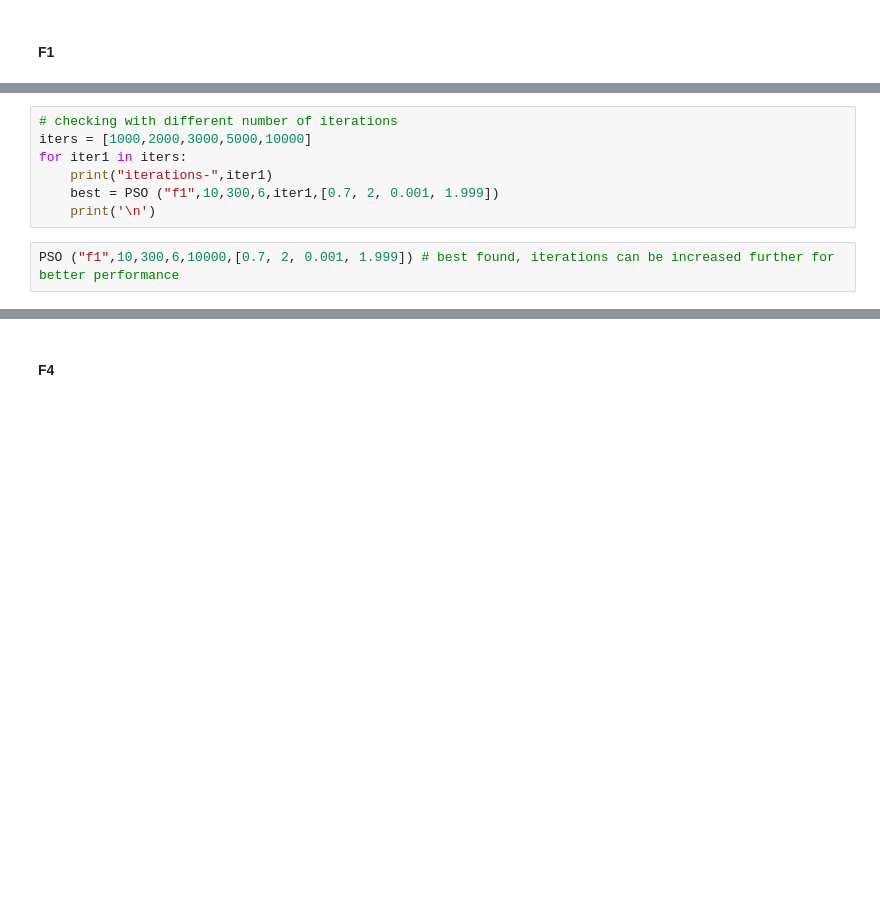
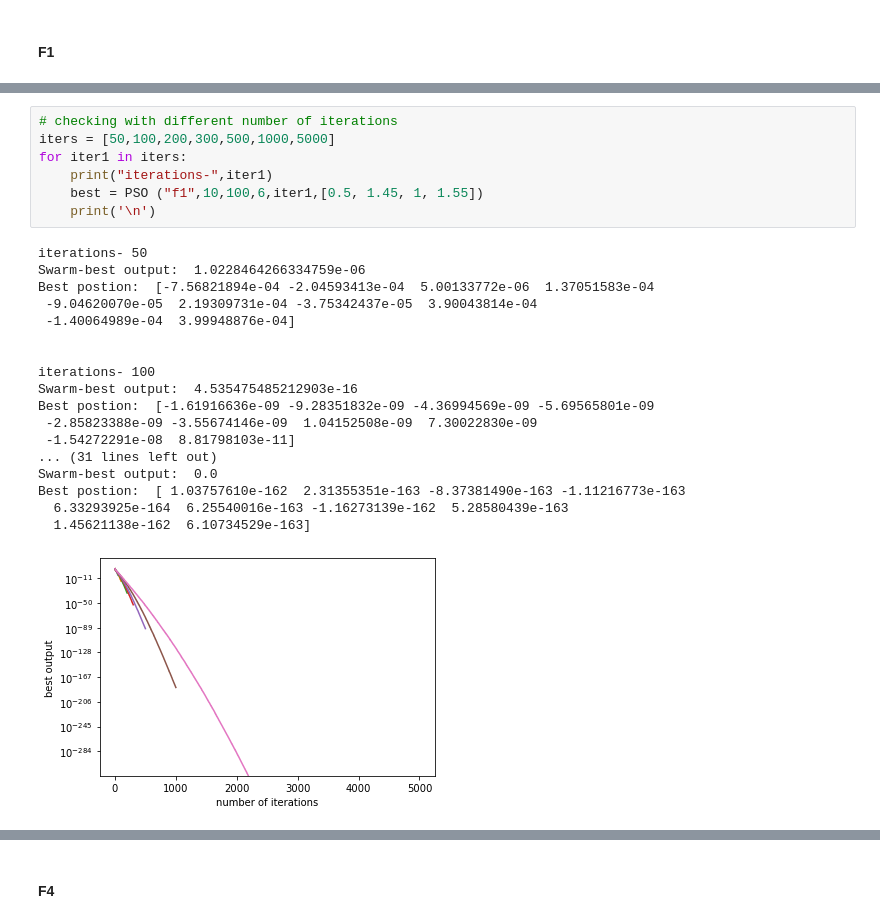
Before and after one commit to KulsoomKamilKhan/F20BC_CW2, a Jupyter notebook: PSO.ipynb, the cells around one changed output, grey strips where cells are left out. Drawn from its saved outputs; the diff is of its cells as text; blank space fills up the shorter version.

```diff
--- a/PSO.ipynb
+++ b/PSO.ipynb
@@ -343,9 +349,26 @@ for size in sizes:
 # %%
 # checking with different number of iterations
-iters = [1000,2000,3000,5000,10000]
+iters = [50,100,200,300,500,1000,5000]
 for iter1 in iters:
     print("iterations-",iter1)
-    best = PSO ("f1",10,300,6,iter1,[0.7, 2, 0.001, 1.999])
+    best = PSO ("f1",10,100,6,iter1,[0.5, 1.45, 1, 1.55])
     print('\n')
+# %% [output]
+iterations- 50
+Swarm-best output:  1.0228464266334759e-06
+Best postion:  [-7.56821894e-04 -2.04593413e-04  5.00133772e-06  1.37051583e-04
+ -9.04620070e-05  2.19309731e-04 -3.75342437e-05  3.90043814e-04
+ -1.40064989e-04  3.99948876e-04]
+
+
+iterations- 100
+Swarm-best output:  4.535475485212903e-16
+Best postion:  [-1.61916636e-09 -9.28351832e-09 -4.36994569e-09 -5.69565801e-09
+ -2.85823388e-09 -3.55674146e-09  1.04152508e-09  7.30022830e-09
+ -1.54272291e-08  8.81798103e-11]
+... (31 lines left out)
+Swarm-best output:  0.0
+Best postion:  [ 1.03757610e-162  2.31355351e-163 -8.37381490e-163 -1.11216773e-163
+  6.33293925e-164  6.25540016e-163 -1.16273139e-162  5.28580439e-163
+  1.45621138e-162  6.10734529e-163]
+[figure, added]
-# %%
-PSO ("f1",10,300,6,10000,[0.7, 2, 0.001, 1.999]) # best found, iterations can be increased further for better performance
```
Also changed, not shown: parts of 25 cells of this notebook.
